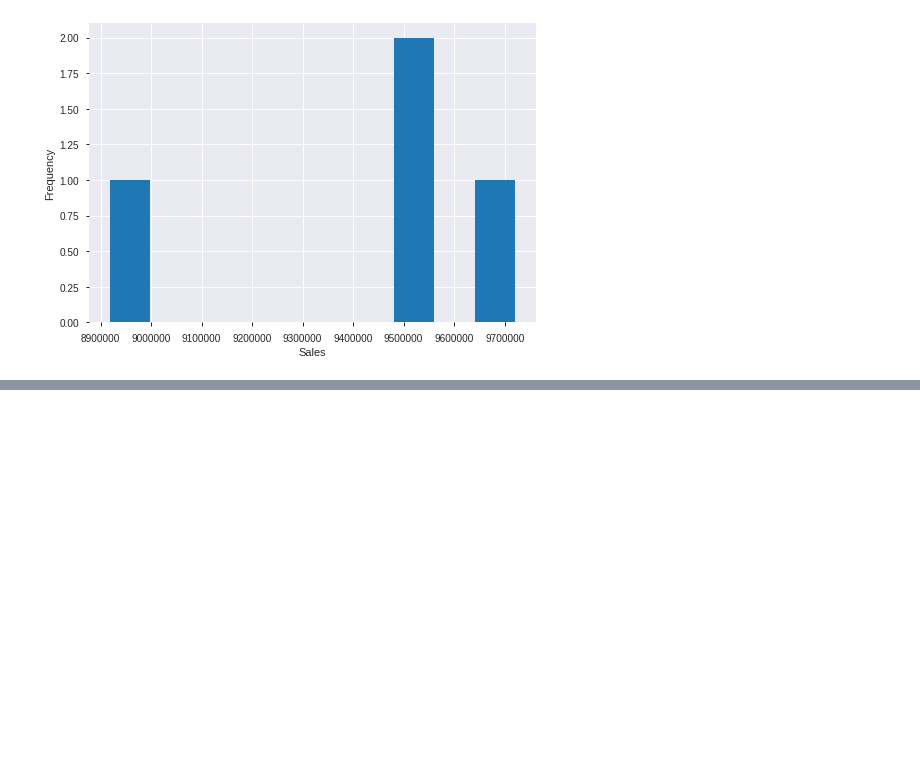
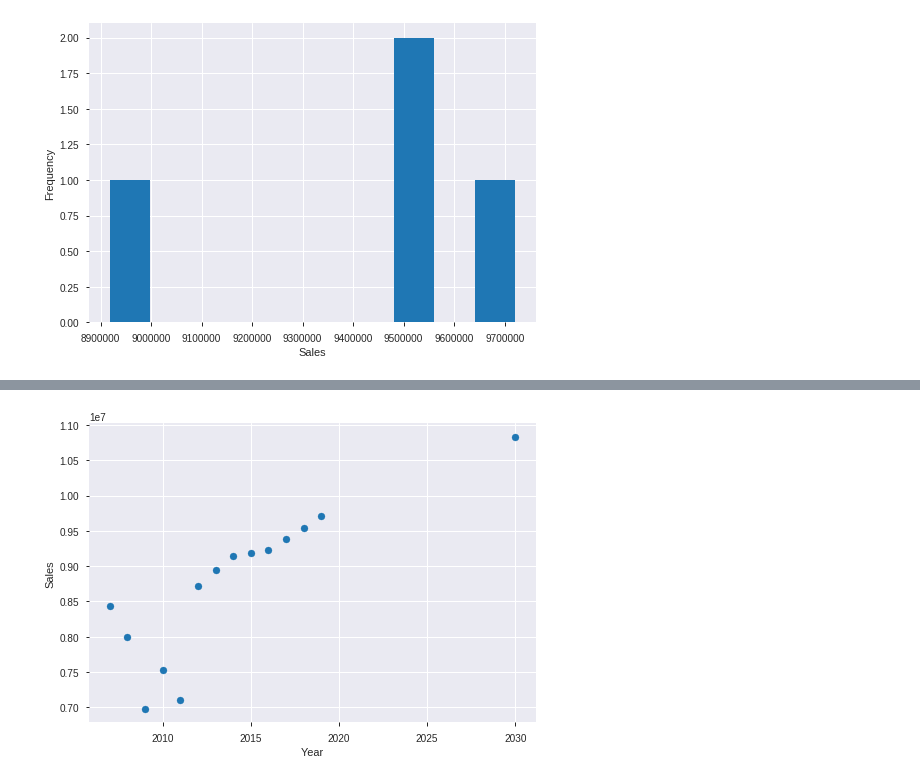
Before and after one commit to karl-johan-grahn/toyota-analysis, a Jupyter notebook: Toyota_car_price_data_analysis.ipynb, the cells around one changed output, grey strips where cells are left out. Cells and saved outputs as stored; diff of their text form; code cells hidden in the pictures; blank space fills up the shorter version.

```diff
--- a/Toyota_car_price_data_analysis.ipynb
+++ b/Toyota_car_price_data_analysis.ipynb
@@ -273,5 +253,3 @@ df_US_WorldWide.head(5)
 profile = ProfileReport(df_US_WorldWide, title='US and WorldWide Sales Report', html={'style':{'full_width':True}})
 # %%
 profile.to_file(output_file="Sales_US_WorldWide_Profiling.html")
-# %%
-predicted_sales = df_US_WorldWide.append({'year' : '2030', 'Daihatsu_worldwide_sales': int(prediction_2030)}, ignore_index=True)
@@ -303,3 +298,6 @@ plt.ylabel('Frequency')
 plt.show()
 # %% [output]
 [figure]
+# %%
+worldwide_car_sales_2030 = np.array([2030, mean_US_sale, mean_worldwide_sale]).reshape(1,3)
+prediction_2030 = model.predict(worldwide_car_sales_2030)
@@ -305,0 +308,2 @@ plt.show()
+# %%
+predicted_worldwide_sales_2030 = df_US_WorldWide.append({'Year' : '2030', 'Worldwide_sales': int(prediction_2030)}, ignore_index=True)
@@ -305,0 +328,7 @@ plt.show()
+# %%
+plt.scatter(predicted_worldwide_sales_2030['Year'],predicted_worldwide_sales_2030['Worldwide_sales'])
+plt.xlabel('Year')
+plt.ylabel('Sales')
+plt.show()
+# %% [output]
+[figure, added]
```
Also changed, not shown: parts of 4 cells of this notebook.
